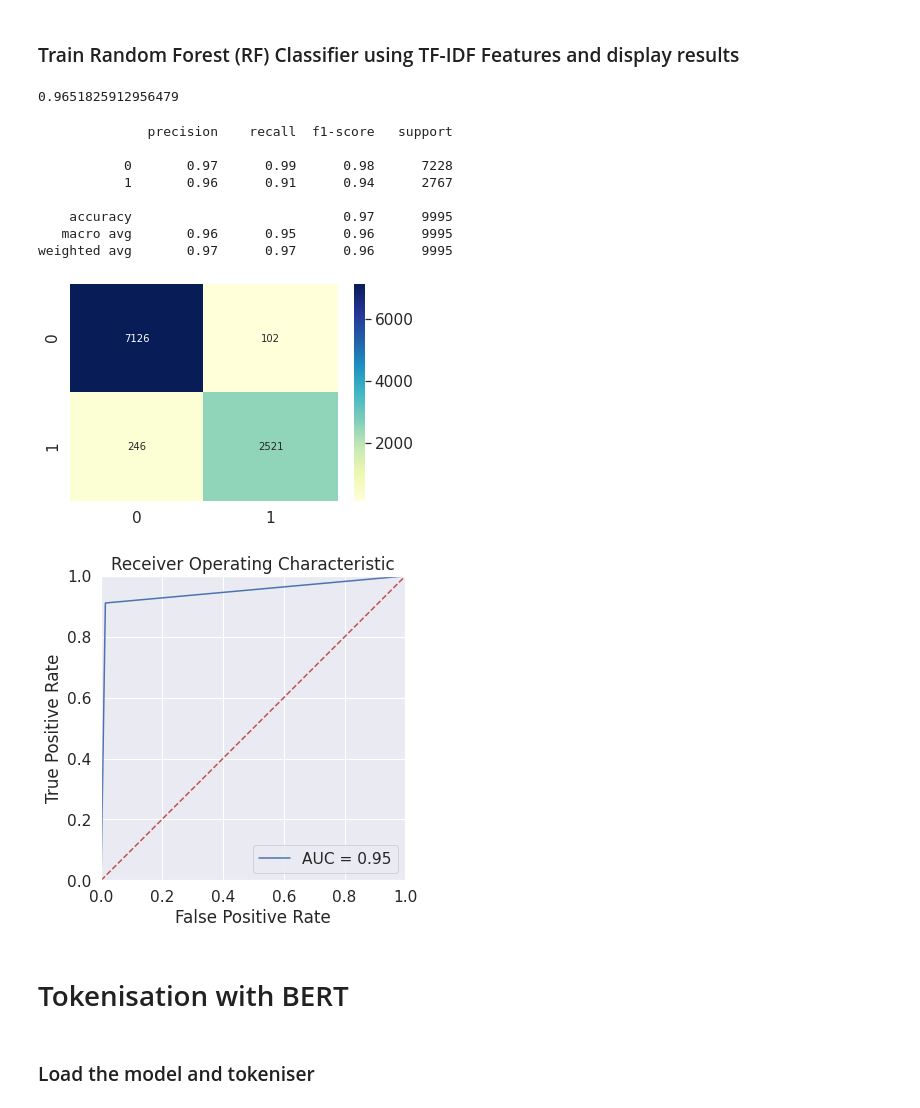
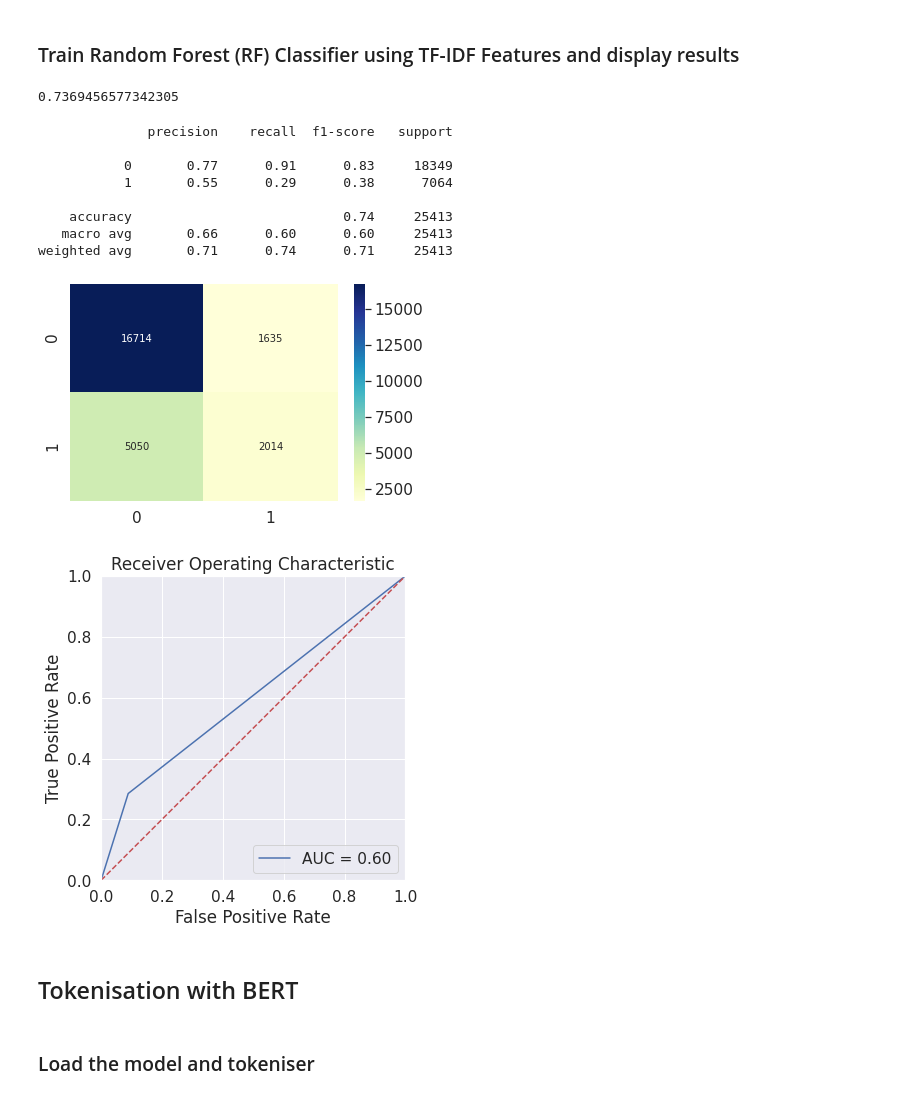
Before and after one commit to FaiZaman/Fake-News-Detection-with-Natural-Language-Processing, a Jupyter notebook: Fake_News_Challenge_Classifier.ipynb, the cells around one changed output. Saved outputs shown, nothing was run; the diff lists cells and outputs as text; code cells hidden in the pictures.

Commit message:
Switching to competition set for testing

```diff
--- a/Fake_News_Challenge_Classifier.ipynb
+++ b/Fake_News_Challenge_Classifier.ipynb
@@ -88,8 +97,10 @@ stance_data['Headline'] = stance_data['Headline'].apply(lambda x: preprocess(x))
 # %%
-total_data = pd.merge(body_data, stance_data, on='Body ID')
+train_total_data = pd.merge(train_body_data, train_stance_data, on='Body ID')
+train_total_data['Relevance'] = np.where(train_total_data['Stance'] == 'unrelated', 0, 1)
 
-# add relevance column
-total_data['Relevance'] = np.where(total_data['Stance'] == 'unrelated', 0, 1)
-total_data.sample(10)
+test_total_data = pd.merge(test_body_data, test_stance_data, on='Body ID')
+test_total_data['Relevance'] = np.where(test_total_data['Stance'] == 'unrelated', 0, 1)
+
+train_total_data.sample(10)
 # %% [output]
 |  | Body ID | articleBody | Headline | Stance | Relevance |
@@ -106,13 +117,22 @@ total_data.sample(10)
 # %% [markdown]
 ### Splitting the dataset into train and validation sets
 # %%
-input_columns = total_data[['Headline', 'articleBody']]
+train_input_columns = train_total_data[['Headline', 'articleBody']]
+test_input_columns = test_total_data[['Headline', 'articleBody']]
 target = 'Relevance'
-X_train, X_val, y_train, y_val = train_test_split(input_columns, total_data[target].values, test_size=0.20, random_state=0)
+#X_train, X_val, y_train, y_val = train_test_split(train_input_columns, train_total_data[target].values, test_size=0.20, random_state=0)
+
+train_total_data = train_total_data.sample(frac=1)
+X_train = train_total_data[['Headline', 'articleBody']]
+y_train = train_total_data[['Relevance']].to_numpy()
+
+X_test = test_total_data[['Headline', 'articleBody']]
+y_test = test_total_data[['Relevance']].to_numpy()
 
 # check the size of our datasets
 print('Size of training set:', X_train.shape)
 print('Size of validation set:', X_val.shape)
+print('Size of testing set:', X_test.shape)
 
 X_train.sample(10)
 # %% [output]
@@ -148,17 +169,19 @@ class ColumnExtractor(TransformerMixin):
 ### Pipelines and Feature Union of Headline and Article Body
 - Apply fit transform
 # %%
-max_features = 200
+min_df = 4
+max_df = 0.5
+max_features = 500
 
 # create pipes and perform TF-IDF on Headline and Body columns
 headline_pipe = make_pipeline(
     ColumnExtractor('Headline'),
-    TfidfVectorizer(decode_error='ignore', min_df=4, max_df=0.5, max_features=max_features, lowercase=True)
+    TfidfVectorizer(decode_error='ignore', min_df=min_df, max_df=max_df, max_features=max_features, lowercase=True)
 )
 
 body_pipe = make_pipeline(
     ColumnExtractor('articleBody'),
-    TfidfVectorizer(decode_error='ignore', min_df=4, max_df=0.5, max_features=max_features, lowercase=True)
+    TfidfVectorizer(decode_error='ignore', min_df=min_df, max_df=max_df, max_features=max_features, lowercase=True)
 )
 
 # combine headline and body transformers with a feature union and weight equally
@@ -172,7 +195,9 @@ preprocessor = FeatureUnion(transformer_list=[('headline', headline_pipe),
 
 # fit transform and print data
 tfidf_train = preprocessor.fit_transform(X_train).todense()
-tfidf_val = preprocessor.transform(X_val).todense()
+#tfidf_val = preprocessor.transform(X_val).todense()
+tfidf_test = preprocessor.transform(X_test).todense()
 print('Train size: ', tfidf_train.shape)
-print('Val size: ', tfidf_val.shape)
+#print('Val size: ', tfidf_val.shape)
+print('Test size:', tfidf_test.shape)
 # %% [output]
@@ -232,26 +257,26 @@ def display_results(y_pred, y_val):
 # %% [markdown]
 ### Train Random Forest (RF) Classifier using TF-IDF Features and display results
 # %%
-tfidf_RF_model = RandomForestClassifier(random_state=0).fit(tfidf_train, y_train)
-tfidf_RF_model.score(tfidf_val, y_val)
+tfidf_RF_model = RandomForestClassifier(random_state=0).fit(tfidf_train, y_train.ravel())
+tfidf_RF_model.score(tfidf_test, y_test)
 # %% [output]
-0.9651825912956479
+0.7369456577342305
 # %%
-y_pred = tfidf_RF_model.predict(tfidf_val)
-display_results(y_pred, y_val)
+y_pred = tfidf_RF_model.predict(tfidf_test)
+display_results(y_pred, y_test)
 # %% [output]
               precision    recall  f1-score   support
 
-           0       0.97      0.99      0.98      7228
-           1       0.96      0.91      0.94      2767
+           0       0.77      0.91      0.83     18349
+           1       0.55      0.29      0.38      7064
 
-    accuracy                           0.97      9995
-   macro avg       0.96      0.95      0.96      9995
-weighted avg       0.97      0.97      0.96      9995
+    accuracy                           0.74     25413
+   macro avg       0.66      0.60      0.60     25413
+weighted avg       0.71      0.74      0.71     25413
-[figure, old version]
+[figure, new version]
-[figure, old version]
+[figure, new version]
 # %% [markdown]
-# Tokenisation with BERT
+## Tokenisation with BERT
 # %% [markdown]
 ### Load the model and tokeniser
 # %%
```
Also changed, not shown: parts of 8 cells of this notebook, 2 other files.
